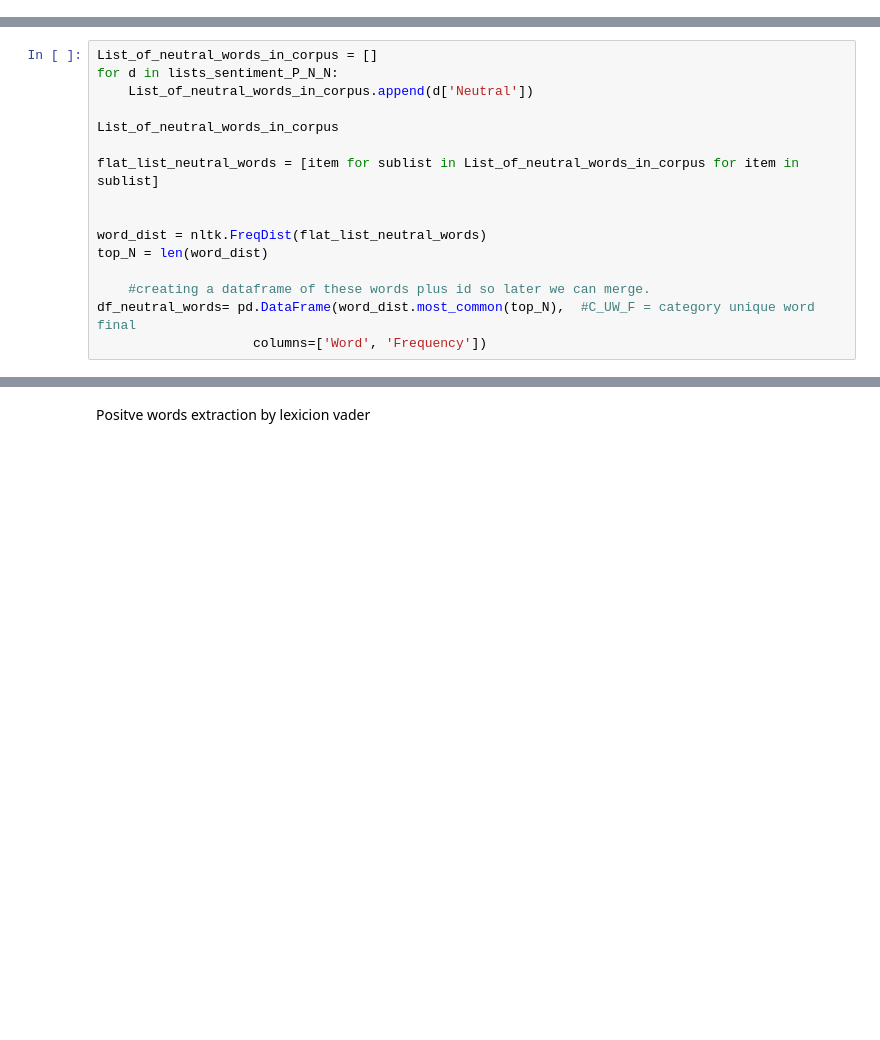
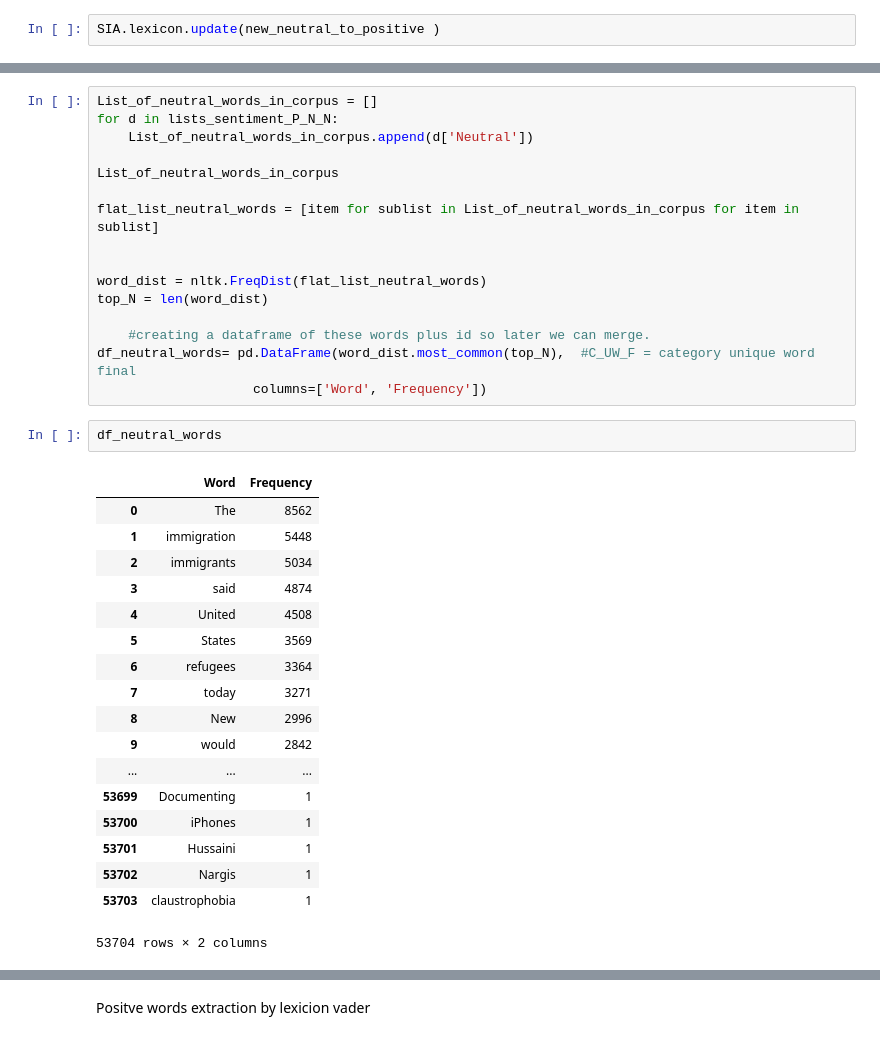
Before and after one commit to gcarvajal1222/Sentiment-Analysis-NYT-Immigration-Articles, a Jupyter notebook: NYT API python Sentiment Analysis.ipynb, the cells around one changed output, grey strips where cells are left out. Cells and saved outputs as stored; diff of their text form; blank space fills up the shorter version.

```diff
--- a/NYT API python Sentiment Analysis.ipynb
+++ b/NYT API python Sentiment Analysis.ipynb
@@ -194,0 +274,2 @@ analyser = SentimentIntensityAnalyzer()
+# %%
+SIA.lexicon.update(new_neutral_to_positive )
@@ -307,6 +403,27 @@ top_N = len(word_dist)
     #creating a dataframe of these words plus id so later we can merge.
 df_neutral_words= pd.DataFrame(word_dist.most_common(top_N),  #C_UW_F = category unique word final
                     columns=['Word', 'Frequency'])
+# %%
+df_neutral_words
+# %% [output]
+|  | Word | Frequency |
+| 0 | The | 8562 |
+| 1 | immigration | 5448 |
+| 2 | immigrants | 5034 |
+| 3 | said | 4874 |
+| 4 | United | 4508 |
+| 5 | States | 3569 |
+| 6 | refugees | 3364 |
+| 7 | today | 3271 |
+| 8 | New | 2996 |
+| 9 | would | 2842 |
+| ... | ... | ... |
+| 53699 | Documenting | 1 |
+| 53700 | iPhones | 1 |
+| 53701 | Hussaini | 1 |
+| 53702 | Nargis | 1 |
+| 53703 | claustrophobia | 1 |
+53704 rows × 2 columns
 # %%
 len(df_neutral_words)
 # %% [output]
```
Also changed, not shown: parts of 39 cells of this notebook.
